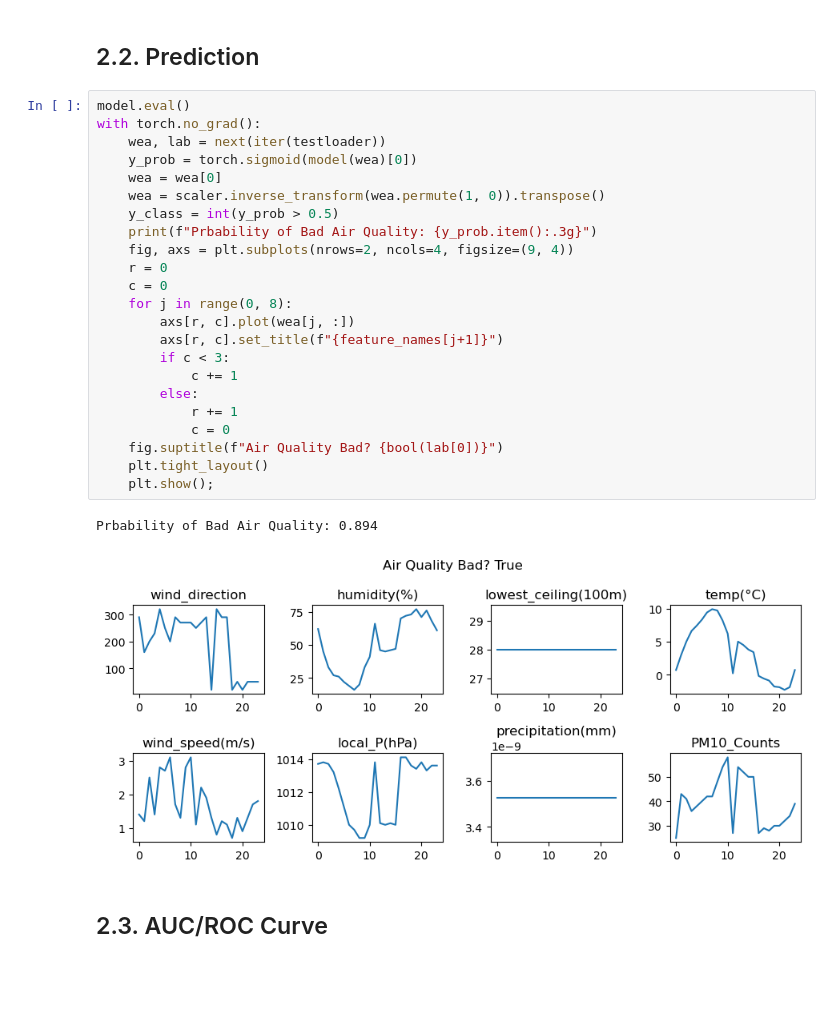
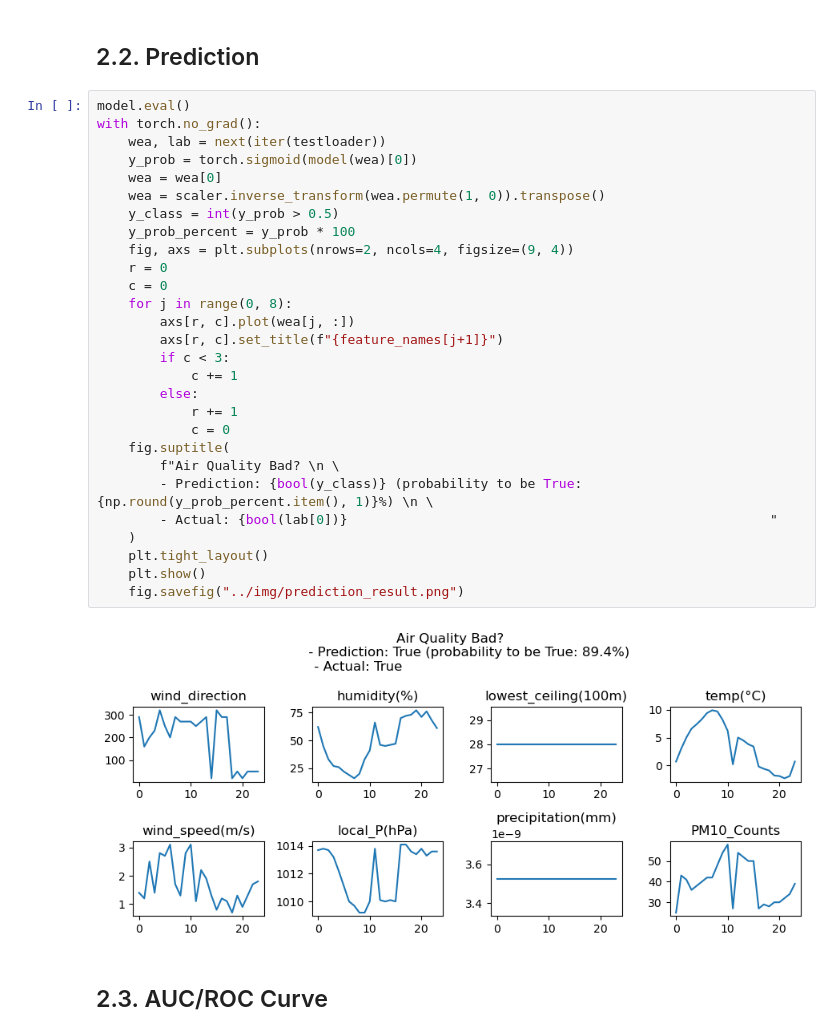
Before and after one commit to johnwslee/fine_dust_analysis_2, a Jupyter notebook: notebooks/2_1d_CNN_model_evaluation.ipynb, the cells around one changed output. Saved outputs shown, nothing was run; the diff lists cells and outputs as text; blank space fills up the shorter version.

Commit message:
Generates images for report

```diff
--- a/notebooks/2_1d_CNN_model_evaluation.ipynb
+++ b/notebooks/2_1d_CNN_model_evaluation.ipynb
@@ -132,29 +130,33 @@ test_accuracy
 # %%
 model.eval()
 with torch.no_grad():
     wea, lab = next(iter(testloader))
     y_prob = torch.sigmoid(model(wea)[0])
     wea = wea[0]
     wea = scaler.inverse_transform(wea.permute(1, 0)).transpose()
     y_class = int(y_prob > 0.5)
-    print(f"Prbability of Bad Air Quality: {y_prob.item():.3g}")
+    y_prob_percent = y_prob * 100
     fig, axs = plt.subplots(nrows=2, ncols=4, figsize=(9, 4))
     r = 0
     c = 0
     for j in range(0, 8):
         axs[r, c].plot(wea[j, :])
         axs[r, c].set_title(f"{feature_names[j+1]}")
         if c < 3:
             c += 1
         else:
             r += 1
             c = 0
-    fig.suptitle(f"Air Quality Bad? {bool(lab[0])}")
+    fig.suptitle(
+        f"Air Quality Bad? \n \
+        - Prediction: {bool(y_class)} (probability to be True: {np.round(y_prob_percent.item(), 1)}%) \n \
+        - Actual: {bool(lab[0])}                                                      "
+    )
     plt.tight_layout()
-    plt.show();
+    plt.show()
+    fig.savefig("../img/prediction_result.png")
 # %% [output]
-Prbability of Bad Air Quality: 0.894
-[figure, old version]
+[figure, new version]
 # %% [markdown]
 ## 2.3. AUC/ROC Curve
 # %%
```
Also changed, not shown: parts of 9 cells of this notebook, 6 other files.
